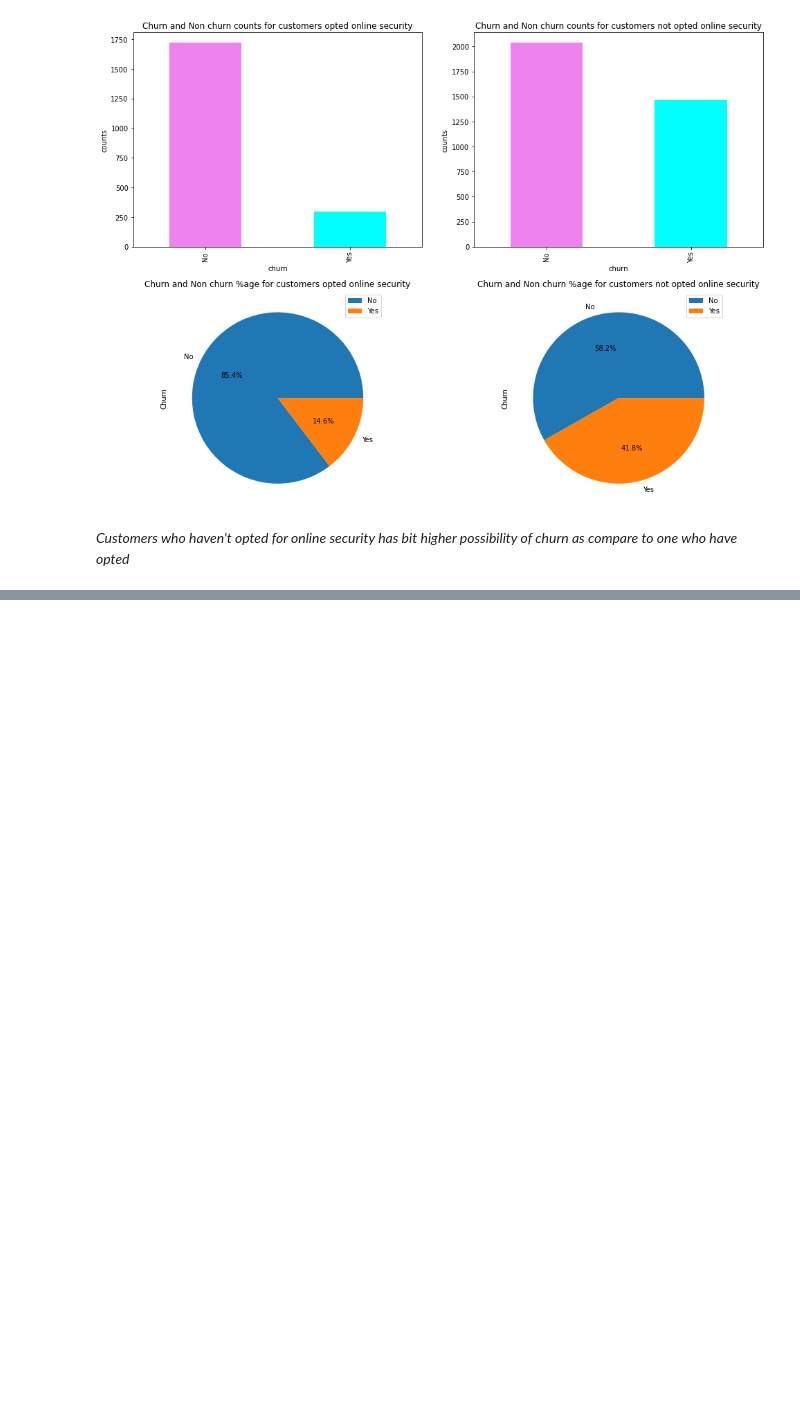
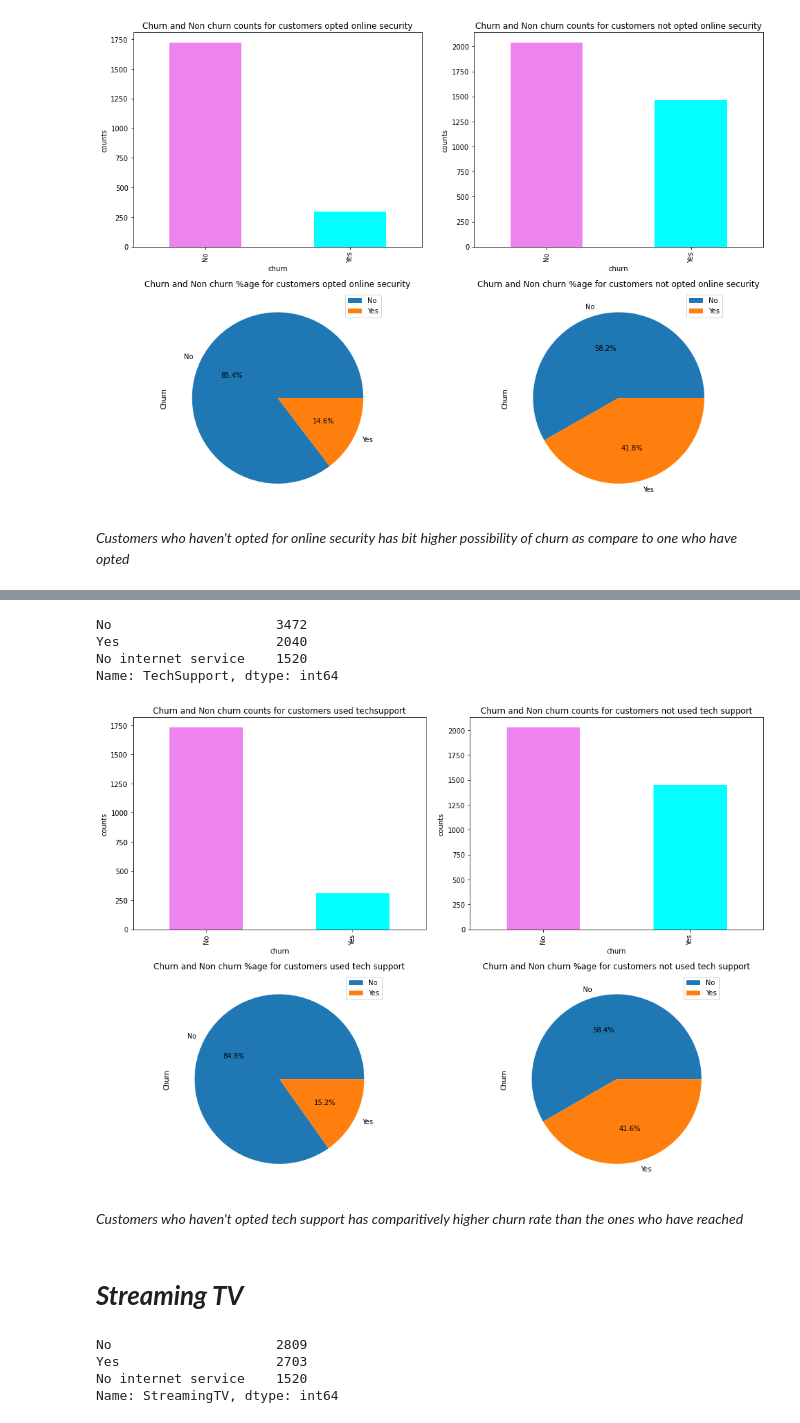
Before and after one commit to gupta4327/telecomChurnPredictionmodel, a Jupyter notebook: Telecom_churn_prediction.ipynb, the cells around one changed output, grey strips where cells are left out. Saved outputs shown, nothing was run; the diff lists cells and outputs as text; code cells hidden in the pictures; blank space fills up the shorter version.

```diff
--- a/Telecom_churn_prediction.ipynb
+++ b/Telecom_churn_prediction.ipynb
@@ -441,0 +512,42 @@ fig.tight_layout()
+# %%
+#checking for unique values and counts for feature
+dataset['TechSupport'].value_counts()
+# %% [output]
+No                     3472
+Yes                    2040
+No internet service    1520
+Name: TechSupport, dtype: int64
+# %%
+ #checking for churn rate among cutomers who have use our tech support
+counts_ts_yes = dataset[dataset['TechSupport']=="Yes"]['Churn'].value_counts().sort_index()
+counts_ts_no = dataset[dataset['TechSupport']=="No"]['Churn'].value_counts().sort_index()
+fig, ax = plt.subplots(2,2, figsize=(14,10))
+#barplots
+counts_ts_yes.plot.bar(ax = ax[0,0],color=['violet', 'cyan'])
+ax[0,0].set_title('Churn and Non churn counts for customers used techsupport')
+ax[0,0].set(ylabel = 'counts', xlabel='churn')
+counts_ts_no.plot.bar(ax = ax[0,1],color=['violet', 'cyan'])
+ax[0,1].set_title('Churn and Non churn counts for customers not used tech support')
+ax[0,1].set(ylabel = 'counts', xlabel='churn')
+#pieplots
+counts_ts_yes.plot.pie(ax = ax[1,0], autopct = '%1.1f%%')
+ax[1,0].set_title('Churn and Non churn %age for customers used tech support')
+counts_ts_no.plot.pie(ax = ax[1,1],autopct = '%1.1f%%')
+ax[1,1].set_title('Churn and Non churn %age for customers not used tech support')
+ax[1,0].legend()
+ax[1,1].legend()
+fig.tight_layout()
+# %% [output]
+[figure, added]
+# %% [markdown]
+*Customers who haven't opted tech support has comparitively higher churn rate than the ones who have reached*
+# %% [markdown]
+# ***Streaming TV***
+# %%
+#checking for unique values and counts for feature
+dataset['StreamingTV'].value_counts()
+# %% [output]
+No                     2809
+Yes                    2703
+No internet service    1520
+Name: StreamingTV, dtype: int64
```
Also changed, not shown: parts of 54 cells of this notebook.
